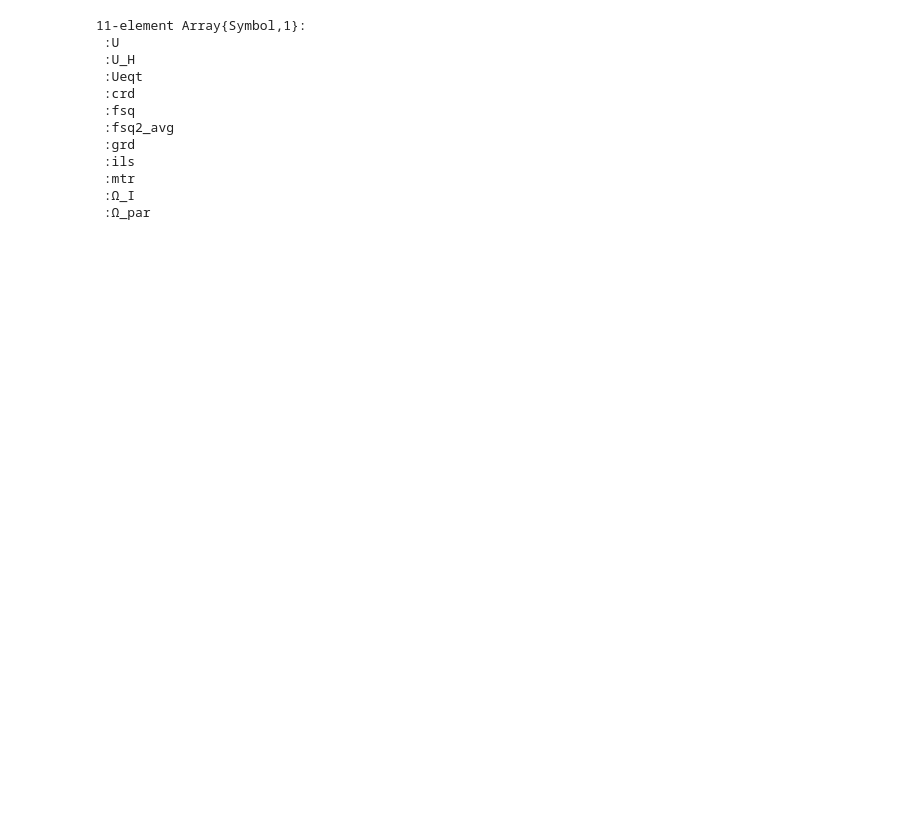
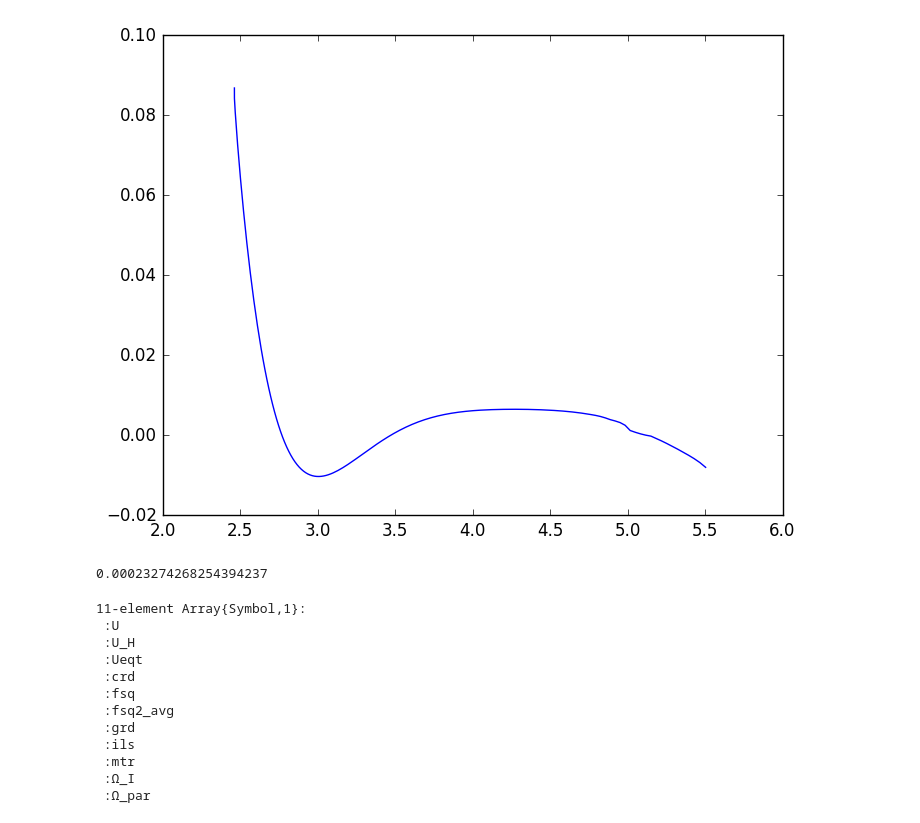
Before and after one commit to zhenpan/Uniform_Sol, a Jupyter notebook: plot.ipynb, the cells around one changed output. Drawn from its saved outputs; the diff is of its cells as text; code cells hidden in the pictures; blank space fills up the shorter version.

```diff
--- a/plot.ipynb
+++ b/plot.ipynb
@@ -64,3 +47,8 @@ savefig("f2b.pdf")
+# %%
+plot(U[1,1:150], fsq); fsq2_avg
+# %% [output]
+[figure, added]
+0.00023274268254394237
 # %%
 @load "/home/zhenpan/Astroph/Uniform_Sol/scripts/a99.jld"
 # %% [output]
```
Also changed, not shown: parts of 5 cells of this notebook, 6 other files.
